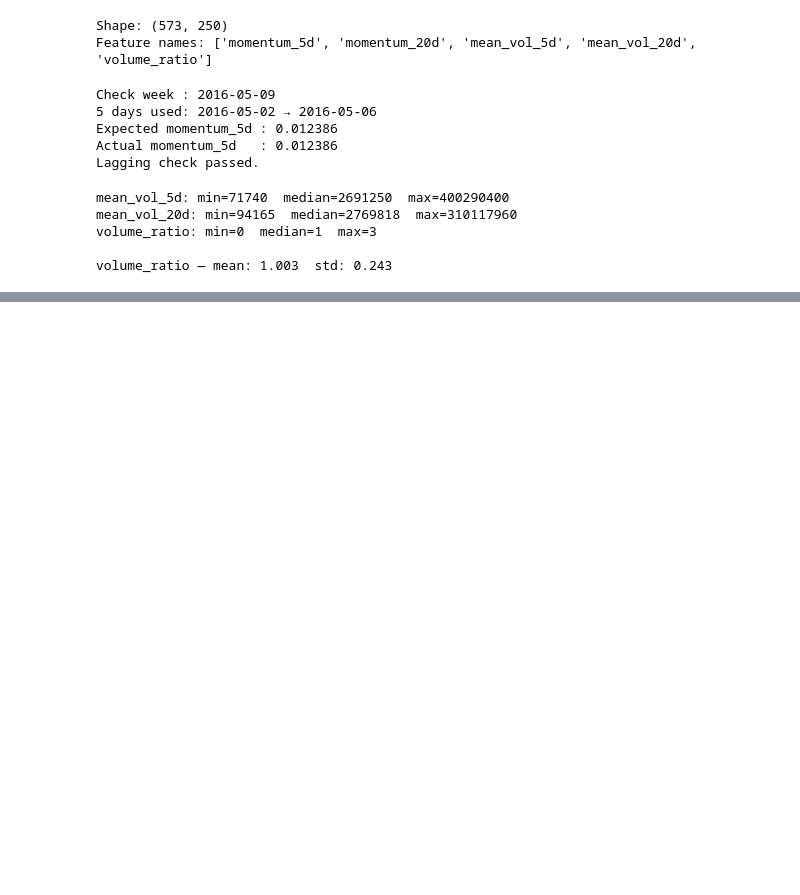
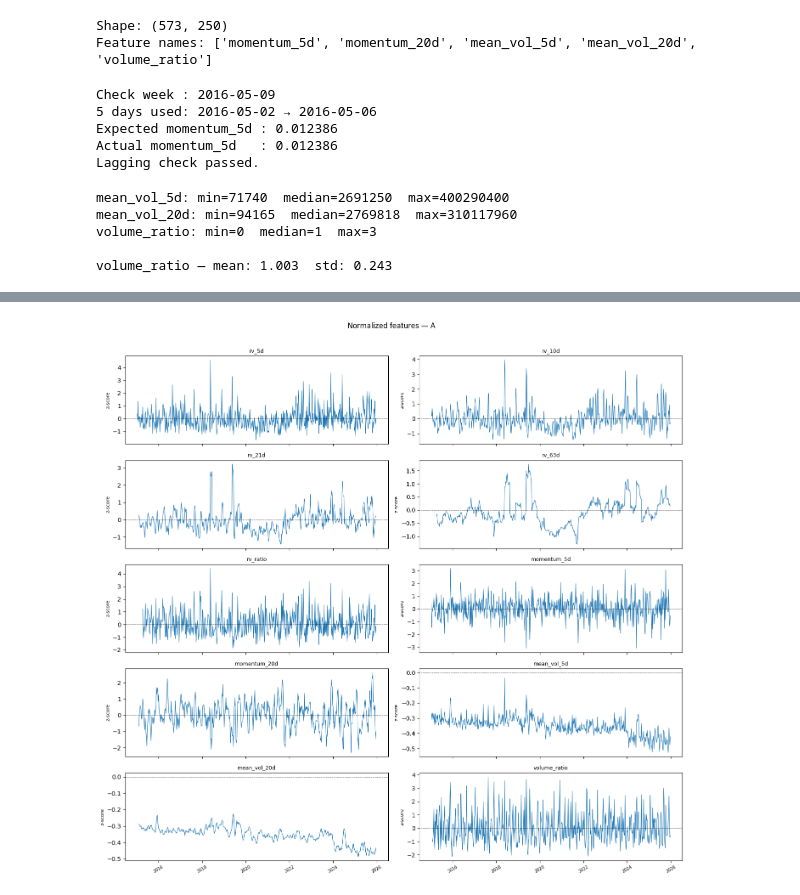
Before and after one commit to waderylan/sp500-gnn, a Jupyter notebook: notebooks/02_features.ipynb, the cells around one changed output, grey strips where cells are left out. Drawn from its saved outputs; the diff is of its cells as text; code cells hidden in the pictures; blank space fills up the shorter version.

```diff
--- a/notebooks/02_features.ipynb
+++ b/notebooks/02_features.ipynb
@@ -148,0 +162,5 @@ volume_ratio — mean: 1.003  std: 0.243
+# %%
+tickers = weekly_rv.columns.tolist()
+weeks   = weekly_rv.index
+
+save_features(features, feature_names, tickers, weeks)
@@ -148,0 +313,20 @@ volume_ratio — mean: 1.003  std: 0.243
+# %%
+sample_ticker_idx = 0
+sample_ticker     = tickers[sample_ticker_idx]
+
+fig, axes = plt.subplots(5, 2, figsize=(14, 13), sharex=True)
+axes_flat = axes.flatten()
+
+for f_idx, fname in enumerate(feature_names):
+    ts = features[:, sample_ticker_idx, f_idx]
+    axes_flat[f_idx].plot(weeks, ts, linewidth=0.8)
+    axes_flat[f_idx].axhline(0, color="k", linestyle="--", linewidth=0.5)
+    axes_flat[f_idx].set_title(fname, fontsize=9)
+    axes_flat[f_idx].set_ylabel("z-score", fontsize=8)
+    axes_flat[f_idx].tick_params(axis="x", labelsize=7, rotation=30)
+
+plt.suptitle(f"Normalized features — {sample_ticker}", y=1.01)
+plt.tight_layout()
+plt.show()
+# %% [output]
+[figure, added]
```
Also changed, not shown: parts of 13 cells of this notebook, 3 other files.
